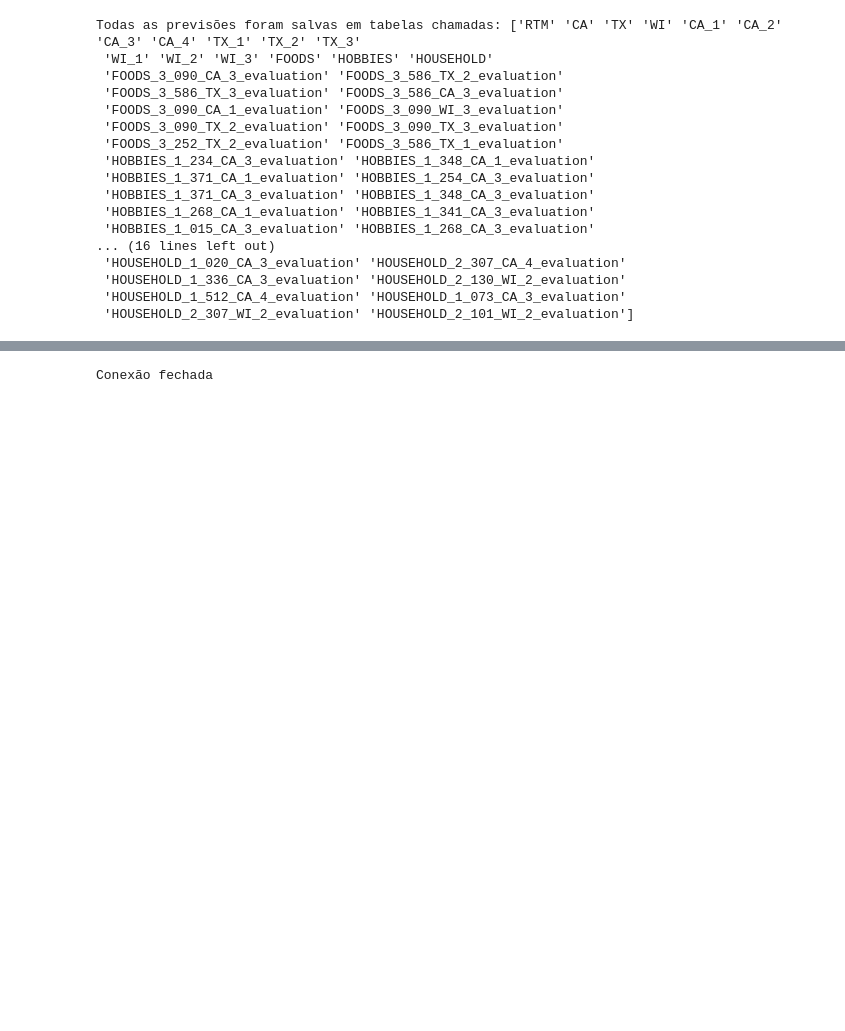
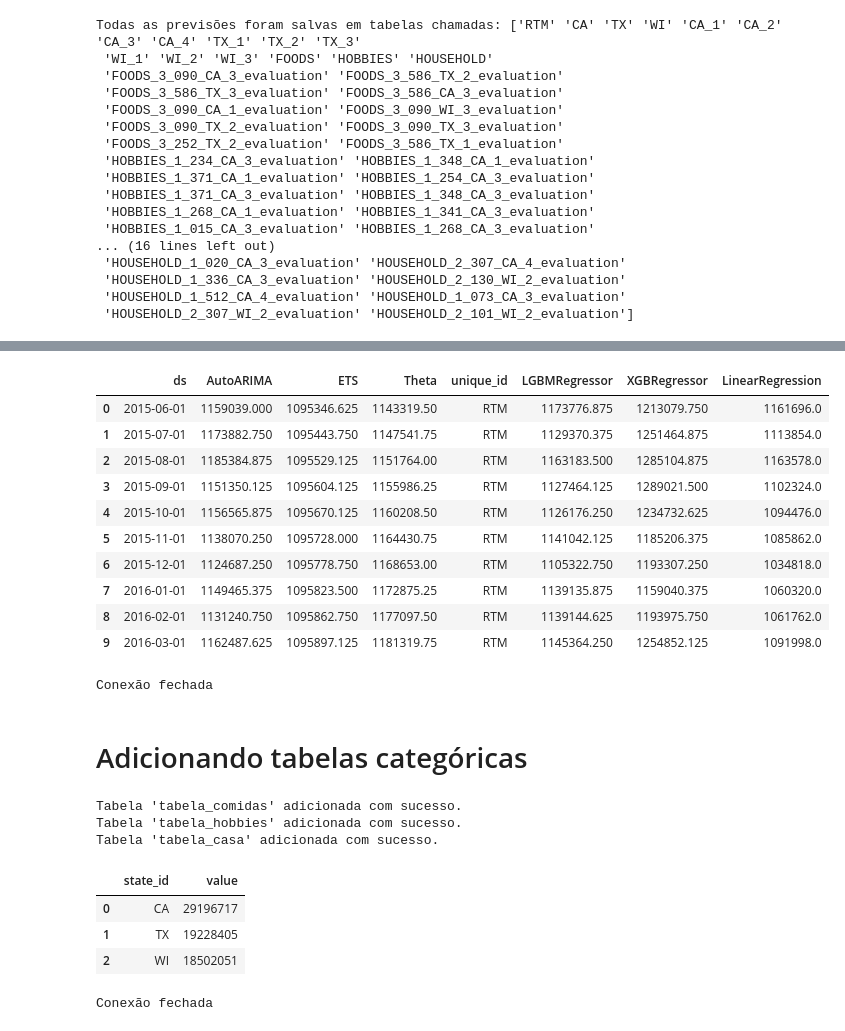
Before and after one commit to MateusVasc/Projeto-PET-Sauter, a Jupyter notebook: Dashboard/db/ComoUsarPredManager.ipynb, the cells around one changed output, grey strips where cells are left out. Saved outputs shown, nothing was run; the diff lists cells and outputs as text; code cells hidden in the pictures; blank space fills up the shorter version.

Commit message:
feat: adicionando mais gráficos ao db e ao dash

```diff
--- a/Dashboard/db/ComoUsarPredManager.ipynb
+++ b/Dashboard/db/ComoUsarPredManager.ipynb
@@ -212,4 +221,20 @@ prev_ca.head(10)
+# %%
+test_ca.head(10)
+# %% [output]
+|  | ds | AutoARIMA | ETS | Theta | unique_id | LGBMRegressor | XGBRegressor | LinearRegression |
+| 0 | 2015-06-01 | 1159039.000 | 1095346.625 | 1143319.50 | RTM | 1173776.875 | 1213079.750 | 1161696.0 |
+| 1 | 2015-07-01 | 1173882.750 | 1095443.750 | 1147541.75 | RTM | 1129370.375 | 1251464.875 | 1113854.0 |
+| 2 | 2015-08-01 | 1185384.875 | 1095529.125 | 1151764.00 | RTM | 1163183.500 | 1285104.875 | 1163578.0 |
+| 3 | 2015-09-01 | 1151350.125 | 1095604.125 | 1155986.25 | RTM | 1127464.125 | 1289021.500 | 1102324.0 |
+| 4 | 2015-10-01 | 1156565.875 | 1095670.125 | 1160208.50 | RTM | 1126176.250 | 1234732.625 | 1094476.0 |
+| 5 | 2015-11-01 | 1138070.250 | 1095728.000 | 1164430.75 | RTM | 1141042.125 | 1185206.375 | 1085862.0 |
+| 6 | 2015-12-01 | 1124687.250 | 1095778.750 | 1168653.00 | RTM | 1105322.750 | 1193307.250 | 1034818.0 |
+| 7 | 2016-01-01 | 1149465.375 | 1095823.500 | 1172875.25 | RTM | 1139135.875 | 1159040.375 | 1060320.0 |
+| 8 | 2016-02-01 | 1131240.750 | 1095862.750 | 1177097.50 | RTM | 1139144.625 | 1193975.750 | 1061762.0 |
+| 9 | 2016-03-01 | 1162487.625 | 1095897.125 | 1181319.75 | RTM | 1145364.250 | 1254852.125 | 1091998.0 |
 # %%
 pred_manager.close_connection()
 # %% [output]
 Conexão fechada
+# %% [markdown]
+# Adicionando tabelas categóricas
@@ -215,0 +264,24 @@ Conexão fechada
+# %%
+pred_manager.add_table(df_state, 'tabela_estados')
+pred_manager.add_table(df_store, 'tabela_lojas')
+pred_manager.add_table(df_cat, 'tabela_categorias')
+
+pred_manager.add_table(df_foods, 'tabela_comidas')
+pred_manager.add_table(df_hobbies, 'tabela_hobbies')
+pred_manager.add_table(df_household, 'tabela_casa')
+# %% [output]
+Tabela 'tabela_comidas' adicionada com sucesso.
+Tabela 'tabela_hobbies' adicionada com sucesso.
+Tabela 'tabela_casa' adicionada com sucesso.
+# %%
+estados = pred_manager.get_table('tabela_estados')
+estados
+# %% [output]
+|  | state_id | value |
+| 0 | CA | 29196717 |
+| 1 | TX | 19228405 |
+| 2 | WI | 18502051 |
+# %%
+pred_manager.close_connection()
+# %% [output]
+Conexão fechada
```
Also changed, not shown: parts of 12 cells of this notebook, 6 other files.
